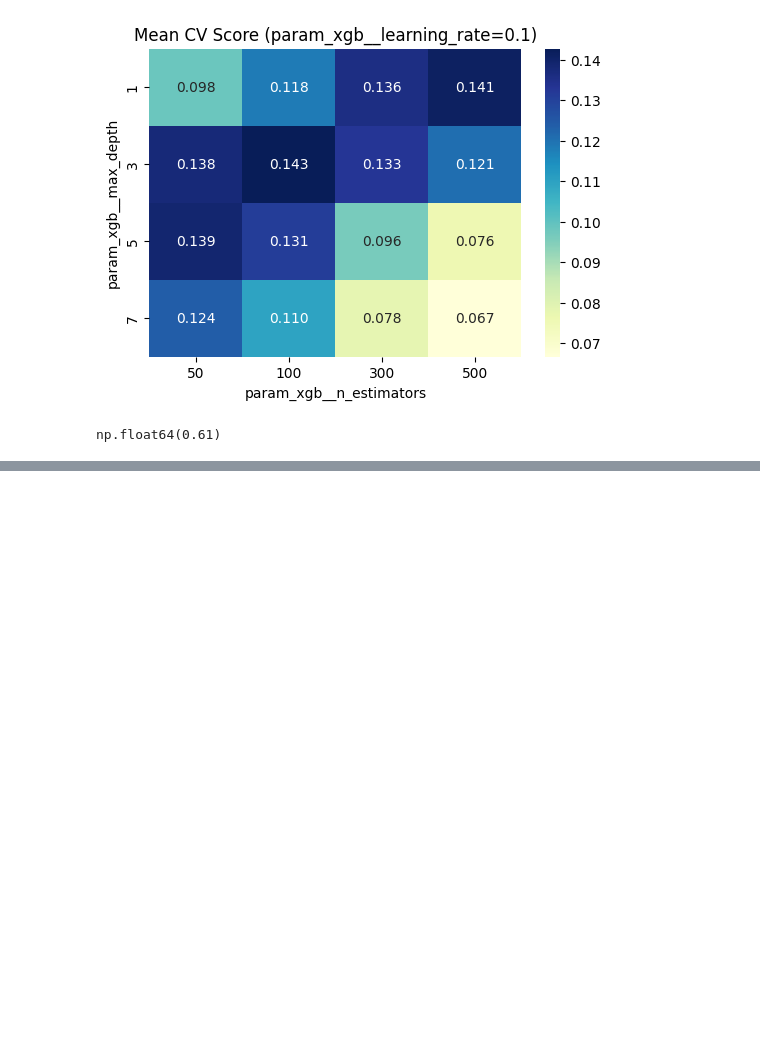
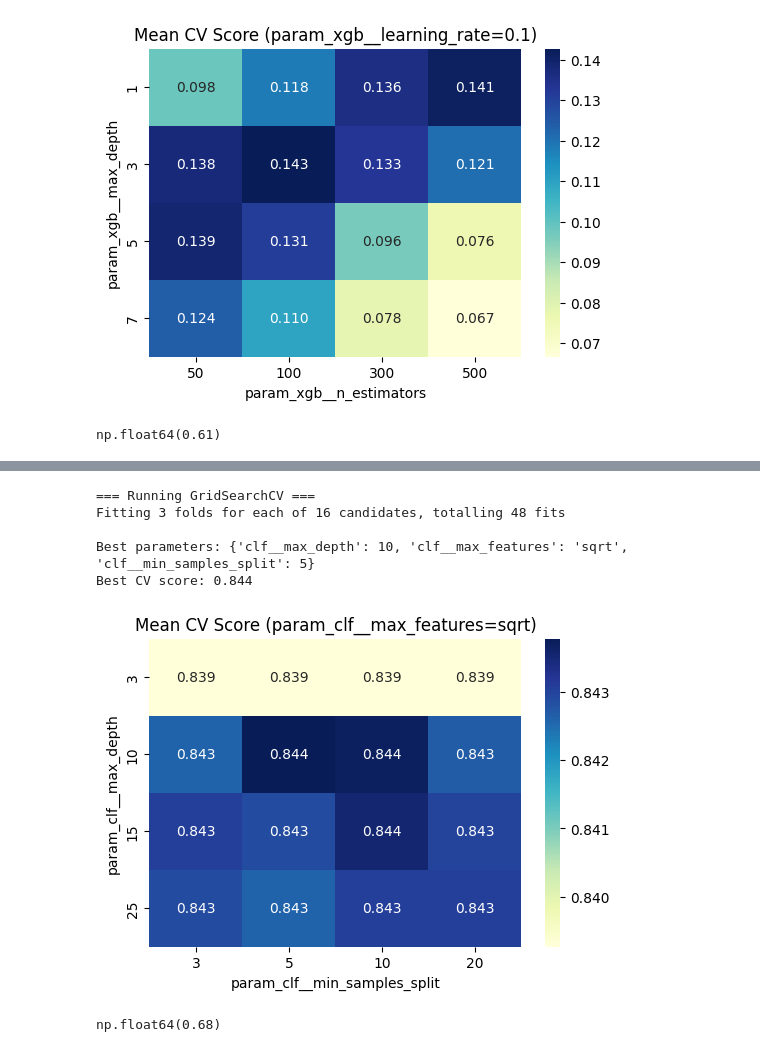
Before and after one commit to DovydasVe/article_popularity_prediction, a Jupyter notebook: prototype.ipynb, the cells around one changed output, grey strips where cells are left out. Drawn from its saved outputs; the diff is of its cells as text; code cells hidden in the pictures; blank space fills up the shorter version.

```diff
--- a/prototype.ipynb
+++ b/prototype.ipynb
@@ -233,0 +367,52 @@ np.float64(0.61)
+# %%
+
+randomForest_smote_pipeline = ImbPipeline(steps=[
+    ("resample", SMOTETomek(sampling_strategy=0.3, random_state=42)),
+    ('clf', RandomForestClassifier(200,random_state=42))
+])
+
+
+randomForest_smote_param_grid = {
+    'clf__max_depth': [3, 10, 15, 25],
+    'clf__min_samples_split': [3, 5, 10, 20],
+    'clf__max_features': ['sqrt']
+}
+
+randomForest_smote_grid = GridSearchCV(
+    estimator=randomForest_smote_pipeline,
+    param_grid=randomForest_smote_param_grid,
+    scoring=top10pct_scorer,
+    # scoring='average_precision',
+    cv=cv,
+    n_jobs=-1,
+    verbose=1
+)
+
+
+print("\n=== Running GridSearchCV ===")
+randomForest_smote_grid.fit(X_train, y_train_class)
+print("\nBest parameters:", randomForest_smote_grid.best_params_)
+print("Best CV score:", round(randomForest_smote_grid.best_score_, 3))
+# %% [output]
+=== Running GridSearchCV ===
+Fitting 3 folds for each of 16 candidates, totalling 48 fits
+
+Best parameters: {'clf__max_depth': 10, 'clf__max_features': 'sqrt', 'clf__min_samples_split': 5}
+Best CV score: 0.844
+# %%
+# cv_results_df = pd.DataFrame(standard_grid.cv_results_)
+# print(cv_results_df.columns)
+
+visualise_gridsearch(pd.DataFrame(randomForest_smote_grid.cv_results_),
+                     'param_clf__max_depth', 'param_clf__min_samples_split', 'param_clf__max_features')
+# %% [output]
+[figure, added]
+# %%
+best_model = randomForest_smote_grid.best_estimator_
+
+top3_list = make_top_3(best_model, X_test_sets, y_test_sets_class)
+hit_list = fetch_top_predictions(top3_list, X_test_sets, y_test_sets_class, y_test_sets_reg_log)
+
+np.average(hit_list)
+# %% [output]
+np.float64(0.68)
```
Also changed, not shown: parts of 13 cells of this notebook.
